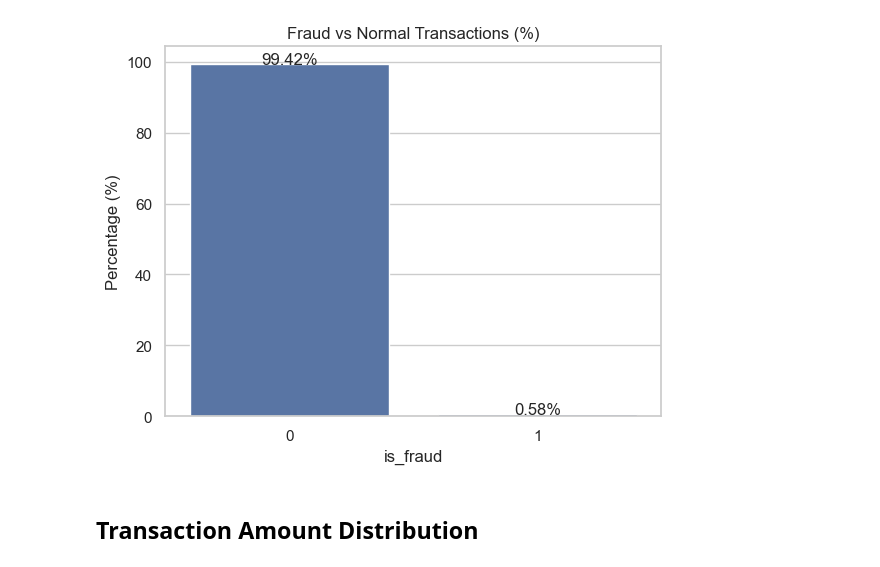
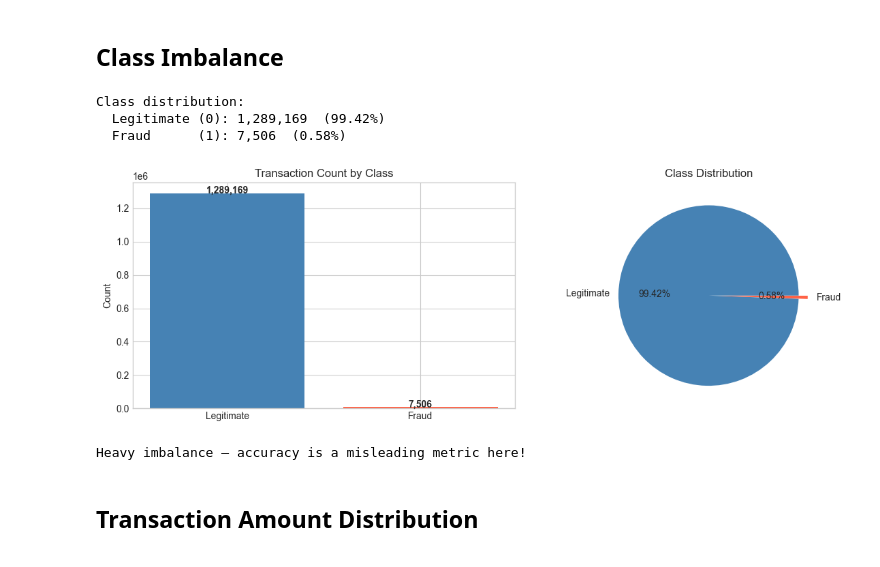
Before and after one commit to tanishka-td/fraud-detection-ml, a Jupyter notebook: notebook/01_EDA.ipynb, the cells around one changed output. Cells and saved outputs as stored; diff of their text form; code cells hidden in the pictures.

```diff
--- a/notebook/01_EDA.ipynb
+++ b/notebook/01_EDA.ipynb
@@ -15,0 +15,7 @@ sns.set_theme(style="whitegrid")
+# %%
+train = pd.read_csv('../data/Raw/fraudTrain.csv')
+test  = pd.read_csv('../data/Raw/fraudTest.csv')
+# %%
+# Drop the unnamed index column
+train.drop(columns=['Unnamed: 0'], inplace=True, errors='ignore')
+test.drop(columns=['Unnamed: 0'],  inplace=True, errors='ignore')
@@ -61,12 +78,35 @@ plt.show()
-# %%
-counts = train_df["is_fraud"].value_counts(normalize=True) * 100
-sns.barplot(x=counts.index, y=counts.values)
-plt.ylabel("Percentage (%)")
-plt.title("Fraud vs Normal Transactions (%)")
-for i, v in enumerate(counts.values):
-    plt.text(i, v + 0.1, f"{v:.2f}%", ha='center')
-plt.show()
-# %% [output]
-[figure, removed]
+# %% [markdown]
+## Class Imbalance
+# %%
+fraud_counts = train['is_fraud'].value_counts()
+fraud_pct    = train['is_fraud'].value_counts(normalize=True) * 100
+
+print('Class distribution:')
+print(f"  Legitimate (0): {fraud_counts[0]:,}  ({fraud_pct[0]:.2f}%)")
+print(f"  Fraud      (1): {fraud_counts[1]:,}  ({fraud_pct[1]:.2f}%)")
+# %% [output]
+Class distribution:
+  Legitimate (0): 1,289,169  (99.42%)
+  Fraud      (1): 7,506  (0.58%)
+# %%
+fig, axes = plt.subplots(1, 2, figsize=(12, 4))
+
+# Bar chart
+axes[0].bar(['Legitimate', 'Fraud'], fraud_counts.values, color=['steelblue', 'tomato'])
+axes[0].set_title('Transaction Count by Class')
+axes[0].set_ylabel('Count')
+for i, v in enumerate(fraud_counts.values):
+    axes[0].text(i, v + 500, f'{v:,}', ha='center', fontweight='bold')
+
+# Pie chart
+axes[1].pie(fraud_counts.values, labels=['Legitimate', 'Fraud'], autopct='%1.2f%%', colors=['steelblue', 'tomato'], explode=(0, 0.1))
+axes[1].set_title('Class Distribution')
+
+plt.tight_layout()
+plt.show()
+print('Heavy imbalance — accuracy is a misleading metric here!')
+# %% [output]
+[figure, added]
+Heavy imbalance — accuracy is a misleading metric here!
 # %% [markdown]
 ## Transaction Amount Distribution
```
Also changed, not shown: parts of 38 cells of this notebook.
